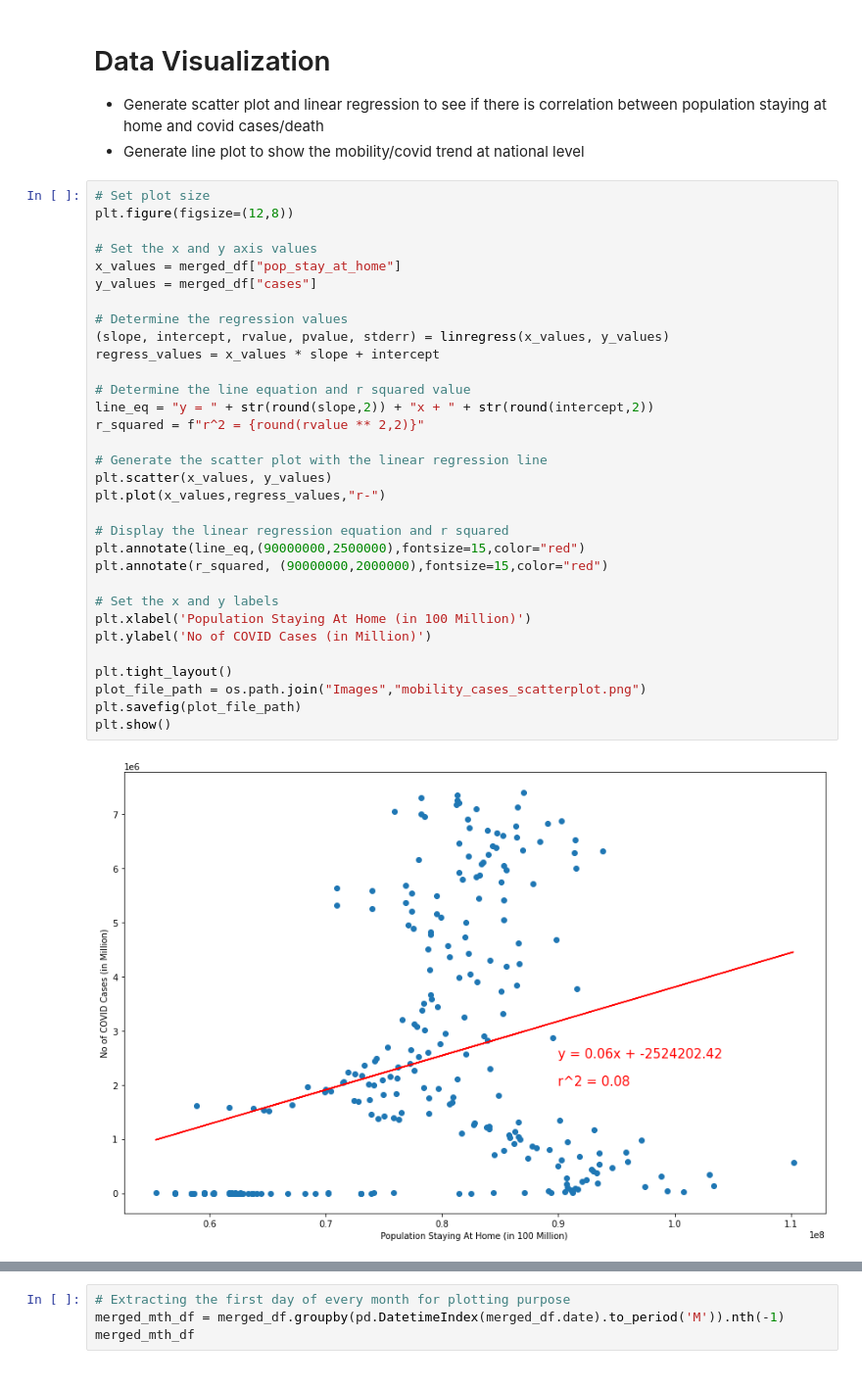
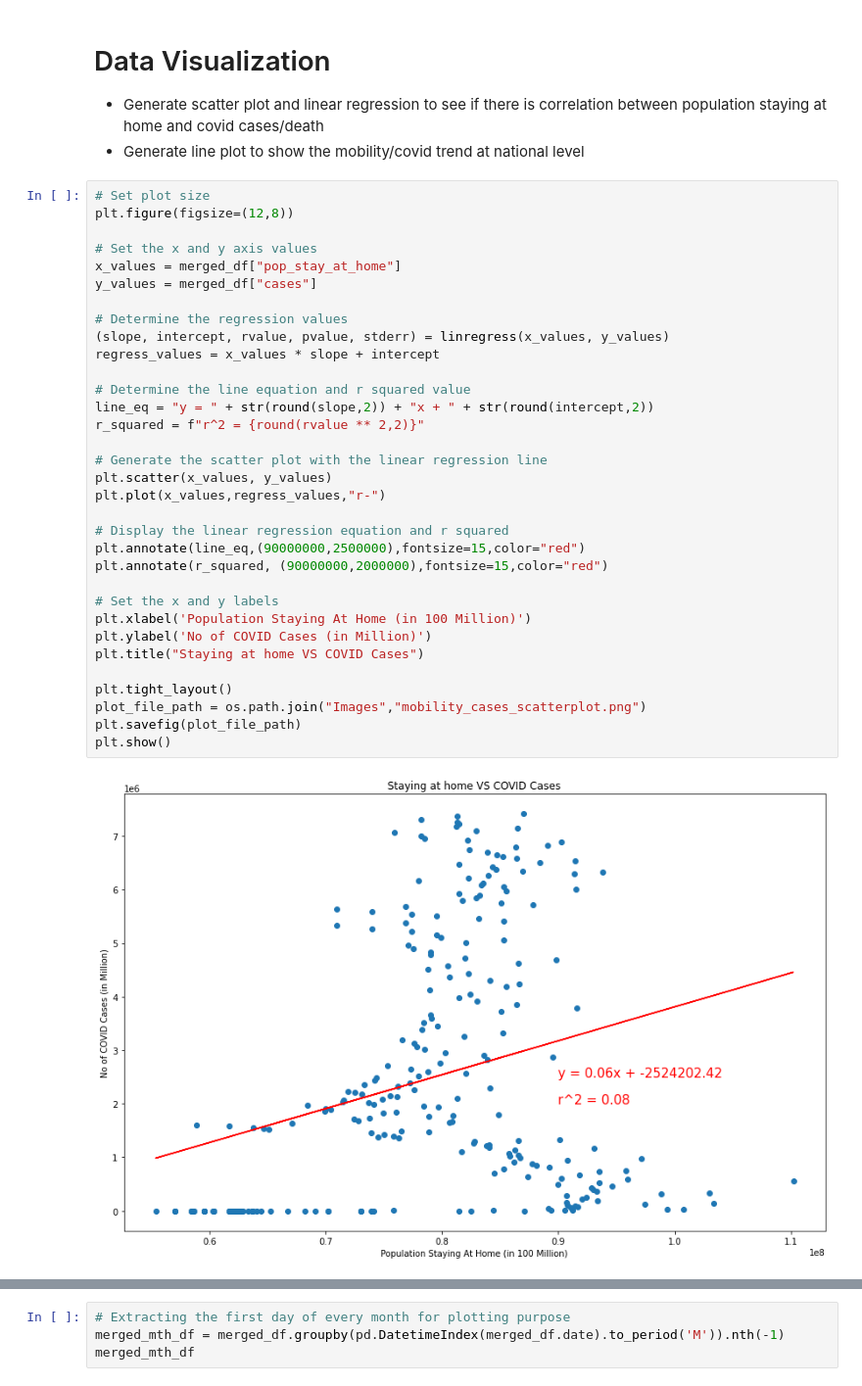
Before and after one commit to ushaakumaar/COVID19_Impacts_On_Business_And_Workforce_Trends, a Jupyter notebook: Mobility.ipynb, the cells around one changed output, grey strips where cells are left out. Shown at 98% size. Cells and saved outputs as stored; diff of their text form.

```diff
--- a/Mobility.ipynb
+++ b/Mobility.ipynb
@@ -203,34 +203,35 @@ plt.figure(figsize=(12,8))
 
 # Set the x and y axis values
 x_values = merged_df["pop_stay_at_home"]
 y_values = merged_df["cases"]
 
 # Determine the regression values
 (slope, intercept, rvalue, pvalue, stderr) = linregress(x_values, y_values)
 regress_values = x_values * slope + intercept
 
 # Determine the line equation and r squared value
 line_eq = "y = " + str(round(slope,2)) + "x + " + str(round(intercept,2))
 r_squared = f"r^2 = {round(rvalue ** 2,2)}"
 
 # Generate the scatter plot with the linear regression line
 plt.scatter(x_values, y_values)
 plt.plot(x_values,regress_values,"r-")
 
 # Display the linear regression equation and r squared
 plt.annotate(line_eq,(90000000,2500000),fontsize=15,color="red")
 plt.annotate(r_squared, (90000000,2000000),fontsize=15,color="red")
 
 # Set the x and y labels
 plt.xlabel('Population Staying At Home (in 100 Million)')
 plt.ylabel('No of COVID Cases (in Million)')
+plt.title("Staying at home VS COVID Cases")
 
 plt.tight_layout()
 plot_file_path = os.path.join("Images","mobility_cases_scatterplot.png")
 plt.savefig(plot_file_path)
 plt.show()
 # %% [output]
-[figure, old version]
+[figure, new version]
 # %%
 # Set plot size
 plt.figure(figsize=(12,8))
```
Also changed, not shown: parts of 5 cells of this notebook.
